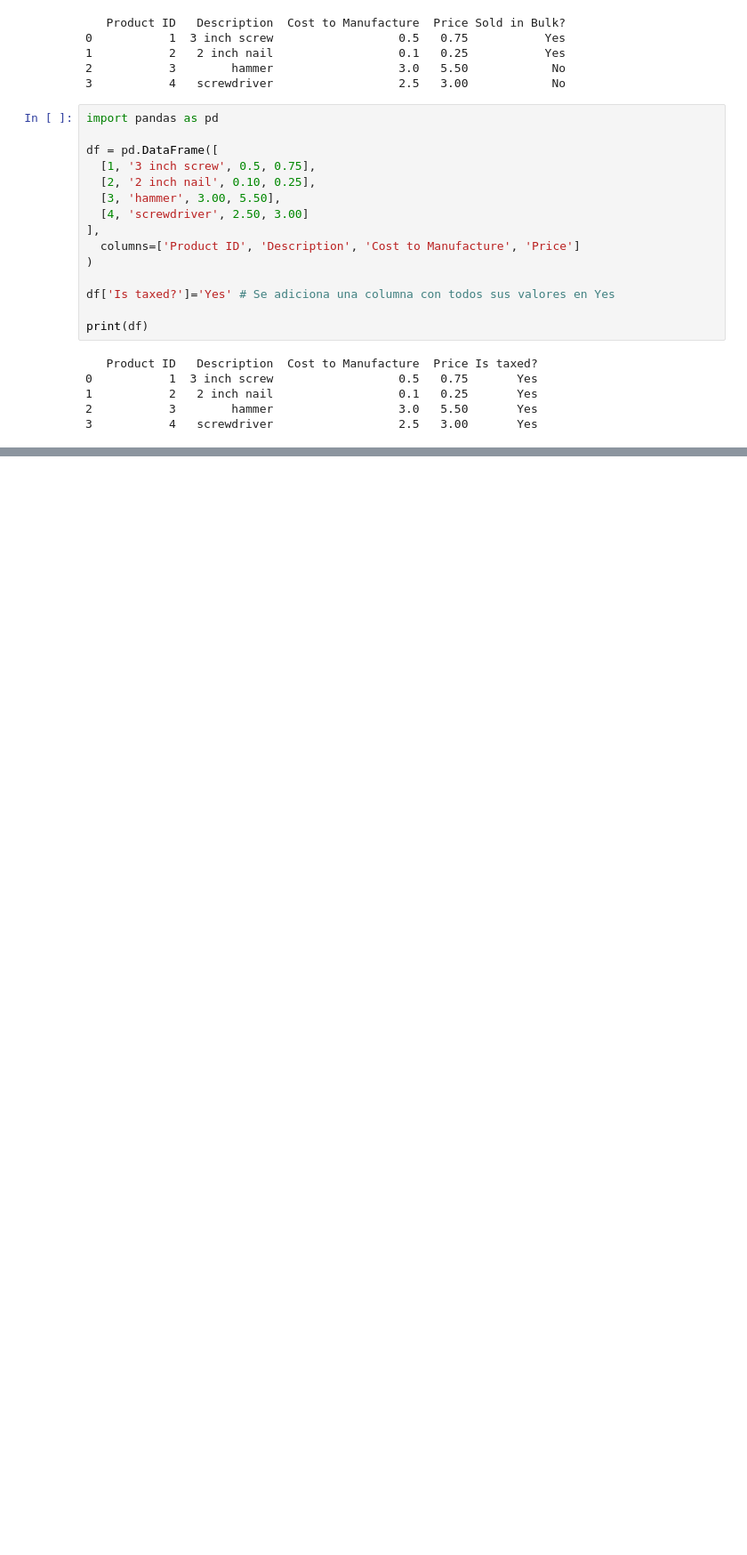
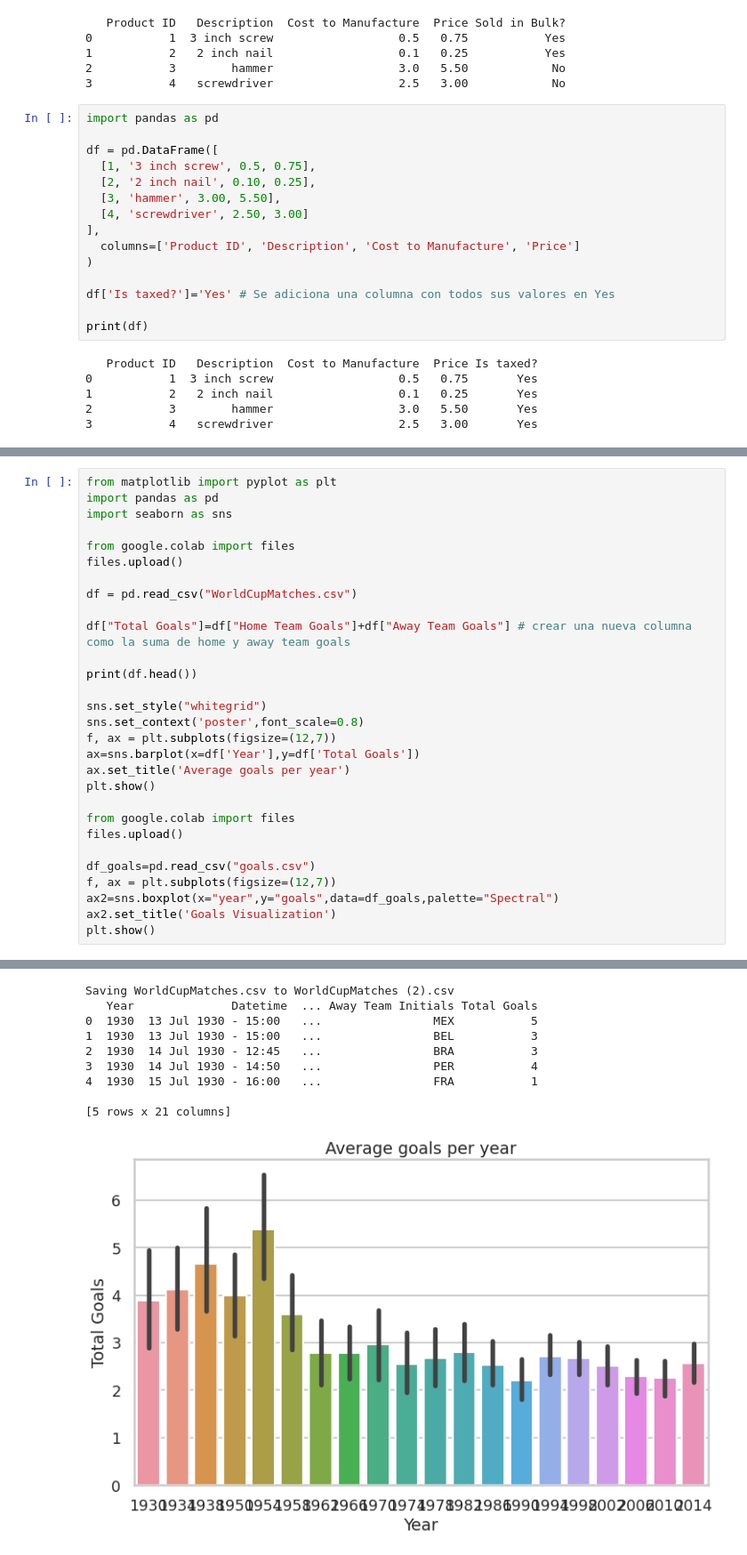
Before and after one commit to tamayoram/DataScienceCodecademy, a Jupyter notebook: VisualizeData.ipynb, the cells around one changed output, grey strips where cells are left out. Shown: that part at 89% size. Cells and saved outputs as stored; diff of their text form; blank space fills up the shorter version.

```diff
--- a/VisualizeData.ipynb
+++ b/VisualizeData.ipynb
@@ -1109,0 +1453,30 @@ print(df)
+# %%
+from matplotlib import pyplot as plt
+import pandas as pd
+import seaborn as sns
+
+from google.colab import files
+files.upload()
+
+df = pd.read_csv("WorldCupMatches.csv")
+
+df["Total Goals"]=df["Home Team Goals"]+df["Away Team Goals"] # crear una nueva columna como la suma de home y away team goals
+
+print(df.head())
+
+sns.set_style("whitegrid")
+sns.set_context('poster',font_scale=0.8)
+f, ax = plt.subplots(figsize=(12,7))
+ax=sns.barplot(x=df['Year'],y=df['Total Goals'])
+ax.set_title('Average goals per year')
+plt.show()
+
+from google.colab import files
+files.upload()
+
+df_goals=pd.read_csv("goals.csv")
+f, ax = plt.subplots(figsize=(12,7))
+ax2=sns.boxplot(x="year",y="goals",data=df_goals,palette="Spectral")
+ax2.set_title('Goals Visualization')
+plt.show()
+# %% [output]
@@ -1109,0 +1484,10 @@ print(df)
+Saving WorldCupMatches.csv to WorldCupMatches (2).csv
+   Year              Datetime  ... Away Team Initials Total Goals
+0  1930  13 Jul 1930 - 15:00   ...                MEX           5
+1  1930  13 Jul 1930 - 15:00   ...                BEL           3
+2  1930  14 Jul 1930 - 12:45   ...                BRA           3
+3  1930  14 Jul 1930 - 14:50   ...                PER           4
+4  1930  15 Jul 1930 - 16:00   ...                FRA           1
+
+[5 rows x 21 columns]
+[figure, added]
```
Also changed, not shown: parts of 13 cells of this notebook.
